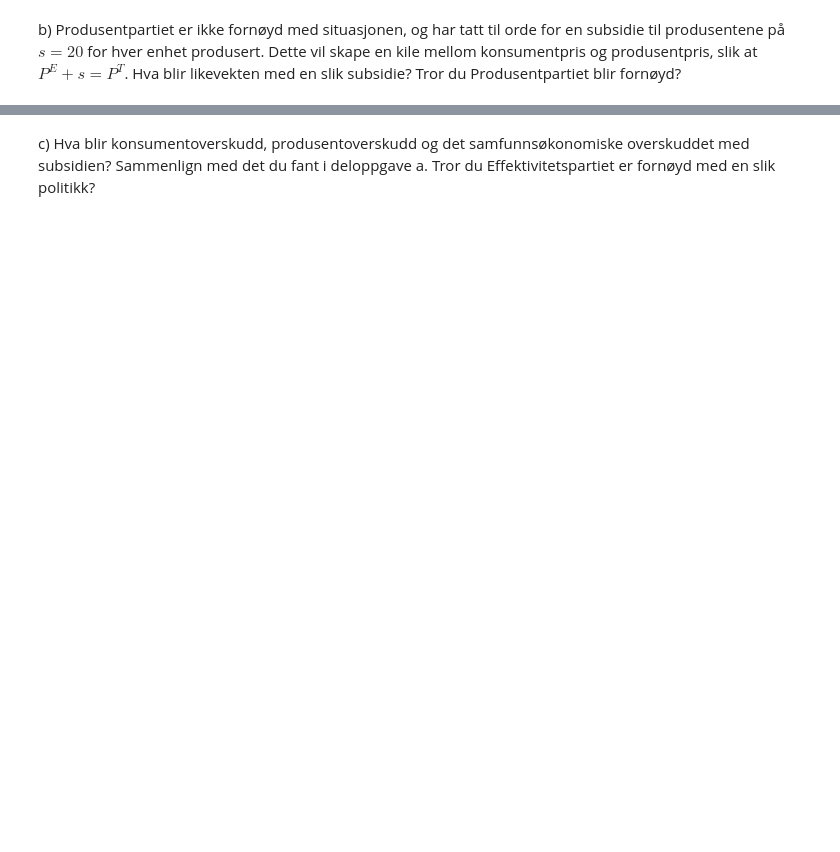
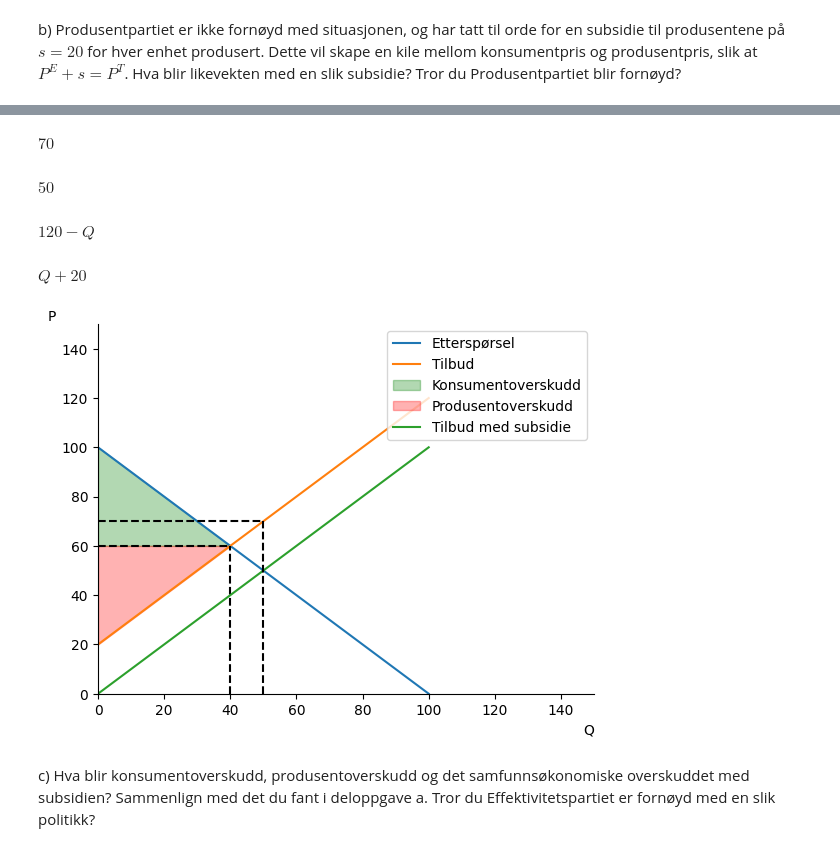
Before and after one commit to uit-sok-1303-v26/uit-sok-1303.v26.github.io, a Jupyter notebook: Markedsteori - Kapittel 10.ipynb, the cells around one changed output, grey strips where cells are left out. Cells and saved outputs as stored; diff of their text form; code cells hidden in the pictures; blank space fills up the shorter version.

```diff
--- a/Markedsteori - Kapittel 10.ipynb
+++ b/Markedsteori - Kapittel 10.ipynb
@@ -429,2 +519,33 @@ b) Produsentpartiet er ikke fornøyd med situasjonen, og har tatt til orde for e
+# %%
+# Ny løsning for P og Q med subsidien
+P_losning_sub = sp.solve(Ny_ettersp.rhs - Ny_tilbud.rhs, P)[0]
+Q_losning_sub = Ny_ettersp.rhs.subs(P, P_losning_sub)
+
+display(P_losning_sub, Q_losning_sub)
+# %% [output]
+$\displaystyle 70$
+$\displaystyle 50$
+# %%
+# Ny invers løsning for Etterspørsel og Tilbud
+P_E_ny = sp.solve(Ny_ettersp, P)[0]
+P_T_ny = sp.solve(Ny_tilbud, P)[0]
+
+display(P_E_ny, P_T_ny)
+# %% [output]
+$\displaystyle 120 - Q$
+$\displaystyle Q + 20$
+# %%
+# Tilbud med subsidie
+ax.plot(Q_verdier, -20 + Q_verdier + 20, label='Tilbud med subsidie')
+
+# Stiplede linjer til nye likevekt
+ax.vlines(Q_losning_sub, 0, P_losning_sub, linestyles='dashed', color='black')
+ax.hlines(P_losning_sub, 0, Q_losning_sub, linestyles='dashed', color='black')
+
+ax.legend(loc='upper right');
+
+fig
+# %% [output]
+[figure, added]
 # %% [markdown]
 c) Hva blir konsumentoverskudd, produsentoverskudd og det samfunnsøkonomiske overskuddet med subsidien? Sammenlign med det du fant i deloppgave a. Tror du Effektivitetspartiet er fornøyd med en slik politikk?
```
Also changed, not shown: parts of 11 cells of this notebook.
